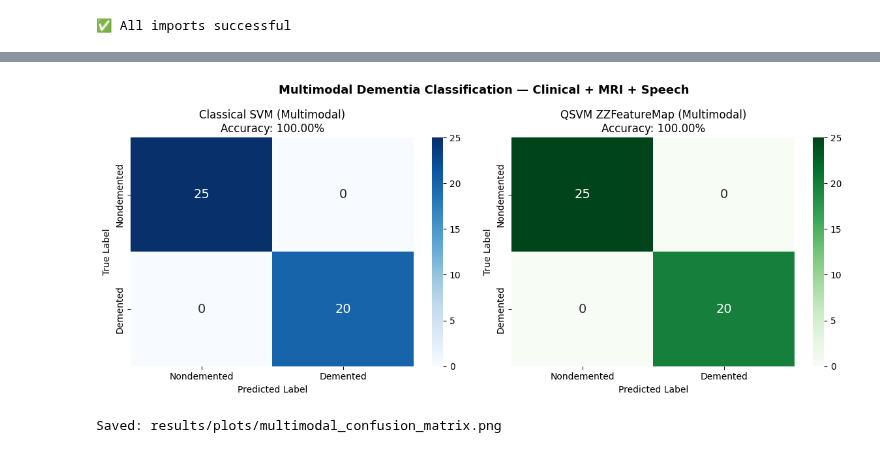
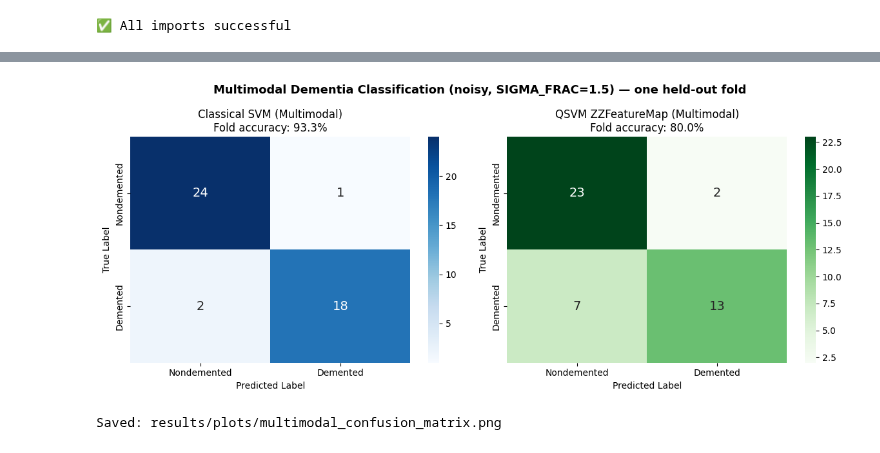
Before and after one commit to Prakshi16/demetia_qvsm, a Jupyter notebook: multimodal_qsvm.ipynb, the cells around one changed output, grey strips where cells are left out. Saved outputs shown, nothing was run; the diff lists cells and outputs as text; code cells hidden in the pictures.

```diff
--- a/multimodal_qsvm.ipynb
+++ b/multimodal_qsvm.ipynb
@@ -205,0 +63,16 @@ Chakravarthi Classical Multimodal            94.20%   REF-1 ◄
+# %%
+# --- Noise injection: break the synthetic dataset's trivial separability ---
+# Noise is scaled by each feature's own std, so SIGMA_FRAC is interpretable as
+# 'fraction of a standard deviation' and affects every feature proportionally.
+SIGMA_FRAC = 1.5   # tuned: 1.0 left accuracy >95%; 1.5 gives a realistic ~0.85-0.95 range
+
+rng = np.random.default_rng(42)
+X_noisy = X_raw + rng.normal(0, SIGMA_FRAC * feature_std, X_raw.shape)
+
+# Sanity check: how much did separability drop? (single-feature stump on the strongest feature)
+hi = ALL_FEATURES.index('hippocampal_volume')
+stump_clean = DecisionTreeClassifier(max_depth=1, random_state=0).fit(X_raw[:, [hi]], y).score(X_raw[:, [hi]], y)
+stump_noisy = DecisionTreeClassifier(max_depth=1, random_state=0).fit(X_noisy[:, [hi]], y).score(X_noisy[:, [hi]], y)
+print(f'SIGMA_FRAC = {SIGMA_FRAC}')
+print(f'hippocampal_volume single-stump accuracy:  clean={stump_clean:.3f}  ->  noisy={stump_noisy:.3f}')
+print('(noisy stump well below the clean ~0.98 confirms separability was broken)')
@@ -206,29 +161,30 @@ Chakravarthi Classical Multimodal            94.20%   REF-1 ◄
 # %%
+# --- Confusion matrices on one representative held-out fold (noisy data) ---
+cv = StratifiedKFold(5, shuffle=True, random_state=42)
+tr, te = next(iter(cv.split(X_noisy, y)))
+
 fig, axes = plt.subplots(1, 2, figsize=(12, 5))
-
-for ax, pred, title, cmap in zip(
-    axes,
-    [svm_pred, qsvm_pred],
+for ax, kind, title, cmap in zip(
+    axes, ['svm', 'qsvm'],
     ['Classical SVM (Multimodal)', 'QSVM ZZFeatureMap (Multimodal)'],
     ['Blues', 'Greens']
 ):
-    cm = confusion_matrix(y_test, pred)
+    pipe = make_pipe(kind).fit(X_noisy[tr], y[tr])
+    pred = pipe.predict(X_noisy[te])
+    cm = confusion_matrix(y[te], pred)
     sns.heatmap(cm, annot=True, fmt='d', ax=ax, cmap=cmap,
                 xticklabels=['Nondemented', 'Demented'],
-                yticklabels=['Nondemented', 'Demented'],
-                annot_kws={'size': 14})
-    acc = accuracy_score(y_test, pred)
-    ax.set_title(f'{title}\nAccuracy: {acc*100:.2f}%', fontsize=12)
-    ax.set_ylabel('True Label')
-    ax.set_xlabel('Predicted Label')
+                yticklabels=['Nondemented', 'Demented'], annot_kws={'size': 14})
+    ax.set_title(f'{title}\nFold accuracy: {accuracy_score(y[te], pred)*100:.1f}%', fontsize=12)
+    ax.set_ylabel('True Label'); ax.set_xlabel('Predicted Label')
 
-plt.suptitle('Multimodal Dementia Classification — Clinical + MRI + Speech',
+plt.suptitle(f'Multimodal Dementia Classification (noisy, SIGMA_FRAC={SIGMA_FRAC}) — one held-out fold',
              fontsize=13, fontweight='bold')
 plt.tight_layout()
 plt.savefig('results/plots/multimodal_confusion_matrix.png', dpi=150)
 plt.show()
 print('Saved: results/plots/multimodal_confusion_matrix.png')
 # %% [output]
-[figure, old version]
+[figure, new version]
 Saved: results/plots/multimodal_confusion_matrix.png
 # %%
```
Also changed, not shown: parts of 16 cells of this notebook, 4 other files.
